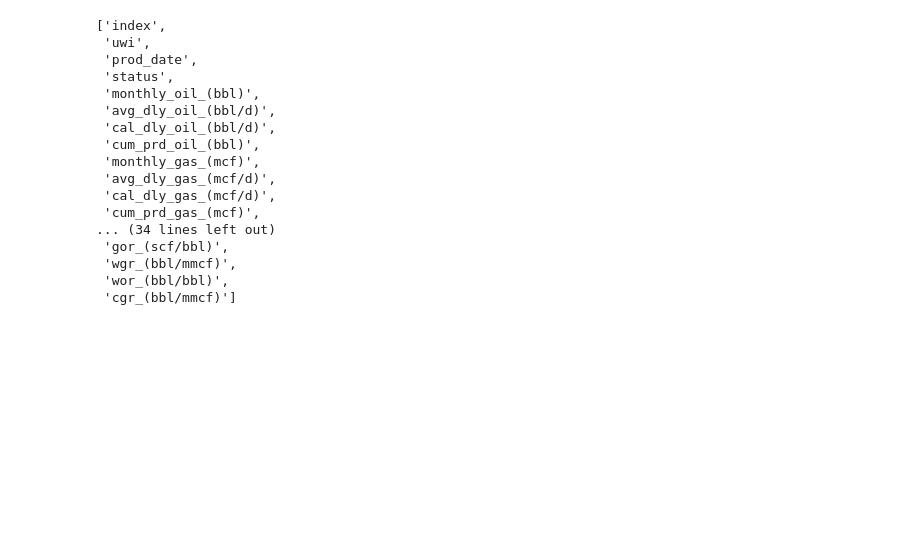
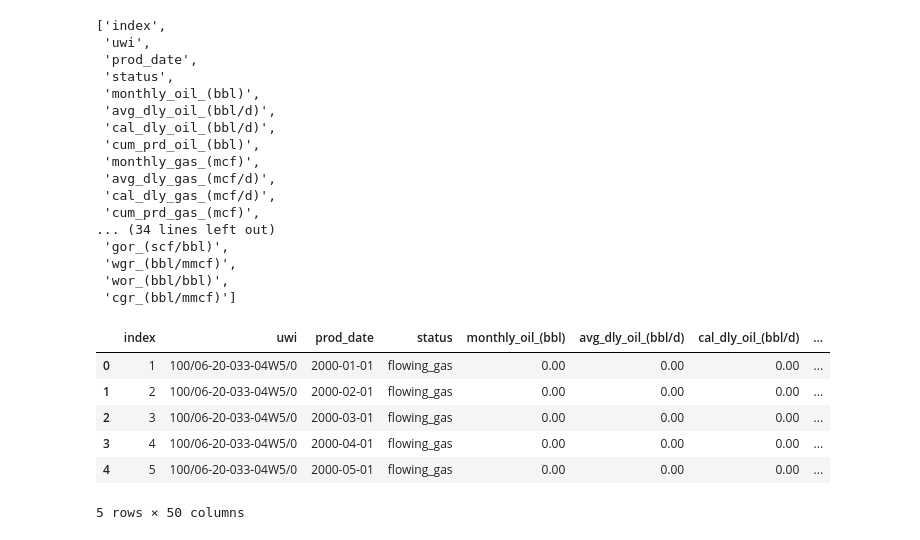
Before and after one commit to SimplifyData/Forecasting-Time-Series-with-Multiple-Seasonalities, a Jupyter notebook: Impala.ipynb, the cells around one changed output. Drawn from its saved outputs; the diff is of its cells as text; code cells hidden in the pictures; blank space fills up the shorter version.

```diff
--- a/Impala.ipynb
+++ b/Impala.ipynb
@@ -233,0 +238,10 @@ prod_df.columns.tolist()
+# %%
+prod_df.head()
+# %% [output]
+|  | index | uwi | prod_date | status | monthly_oil_(bbl) | avg_dly_oil_(bbl/d) | cal_dly_oil_(bbl/d) | ... |
+| 0 | 1 | 100/06-20-033-04W5/0 | 2000-01-01 | flowing_gas | 0.00 | 0.00 | 0.00 | ... |
+| 1 | 2 | 100/06-20-033-04W5/0 | 2000-02-01 | flowing_gas | 0.00 | 0.00 | 0.00 | ... |
+| 2 | 3 | 100/06-20-033-04W5/0 | 2000-03-01 | flowing_gas | 0.00 | 0.00 | 0.00 | ... |
+| 3 | 4 | 100/06-20-033-04W5/0 | 2000-04-01 | flowing_gas | 0.00 | 0.00 | 0.00 | ... |
+| 4 | 5 | 100/06-20-033-04W5/0 | 2000-05-01 | flowing_gas | 0.00 | 0.00 | 0.00 | ... |
+5 rows × 50 columns
```
Also changed, not shown: parts of 12 cells of this notebook, 1 other file.
